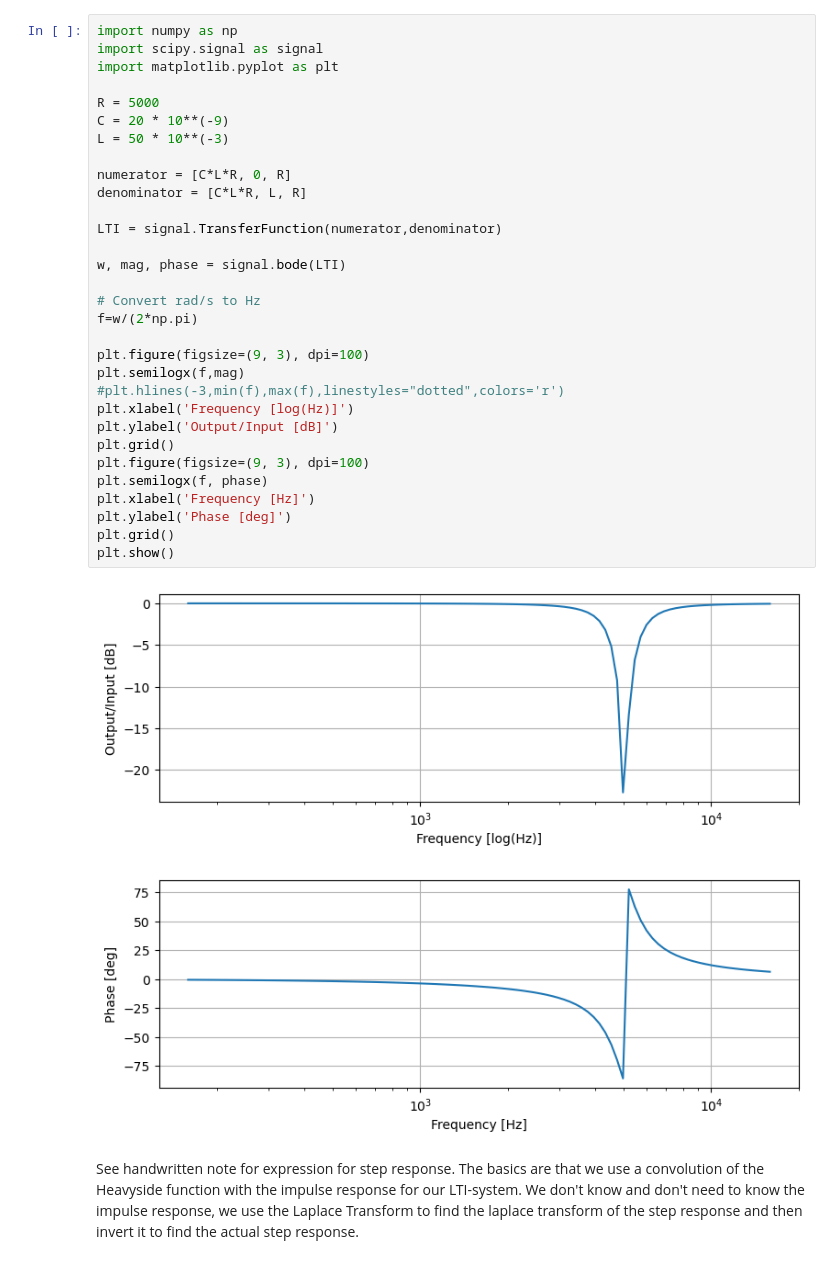
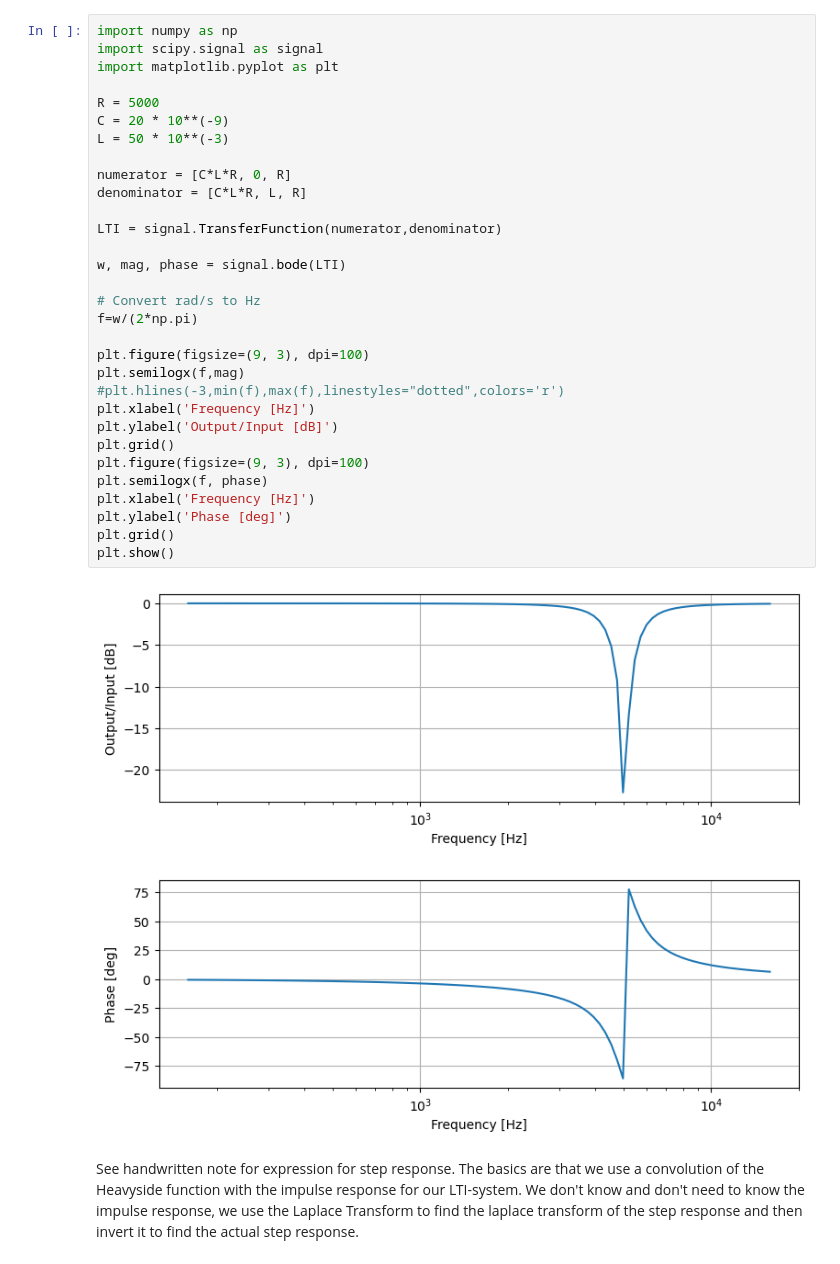
Before and after one commit to kr4ften/TransformProject, a Jupyter notebook: main.ipynb, the cells around one changed output. Saved outputs shown, nothing was run; the diff lists cells and outputs as text.

```diff
--- a/main.ipynb
+++ b/main.ipynb
@@ -12,35 +62,35 @@ $$H(s) = \frac{u_{in}}{u_{out}} =  \frac{CLR \cdot s^2 + R}{CLR \cdot s^2 + Ls +
 import numpy as np
 import scipy.signal as signal
 import matplotlib.pyplot as plt
 
 R = 5000
 C = 20 * 10**(-9)
 L = 50 * 10**(-3)
 
 numerator = [C*L*R, 0, R]
 denominator = [C*L*R, L, R]
 
 LTI = signal.TransferFunction(numerator,denominator)
 
 w, mag, phase = signal.bode(LTI)
 
 # Convert rad/s to Hz
 f=w/(2*np.pi)
 
 plt.figure(figsize=(9, 3), dpi=100)
 plt.semilogx(f,mag)
 #plt.hlines(-3,min(f),max(f),linestyles="dotted",colors='r')
-plt.xlabel('Frequency [log(Hz)]')
+plt.xlabel('Frequency [Hz]')
 plt.ylabel('Output/Input [dB]')
 plt.grid()
 plt.figure(figsize=(9, 3), dpi=100)
 plt.semilogx(f, phase)
 plt.xlabel('Frequency [Hz]')
 plt.ylabel('Phase [deg]')
 plt.grid()
 plt.show()
 # %% [output]
-[figure, old version]
+[figure, new version]
 [figure]
 # %% [markdown]
 See handwritten note for expression for step response. The basics are that we use a convolution of the Heavyside function with the impulse response for our LTI-system. We don't know and don't need to know the impulse response, we use the Laplace Transform to find the laplace transform of the step response and then invert it to find the actual step response.
```
Also changed, not shown: parts of 7 cells of this notebook.
